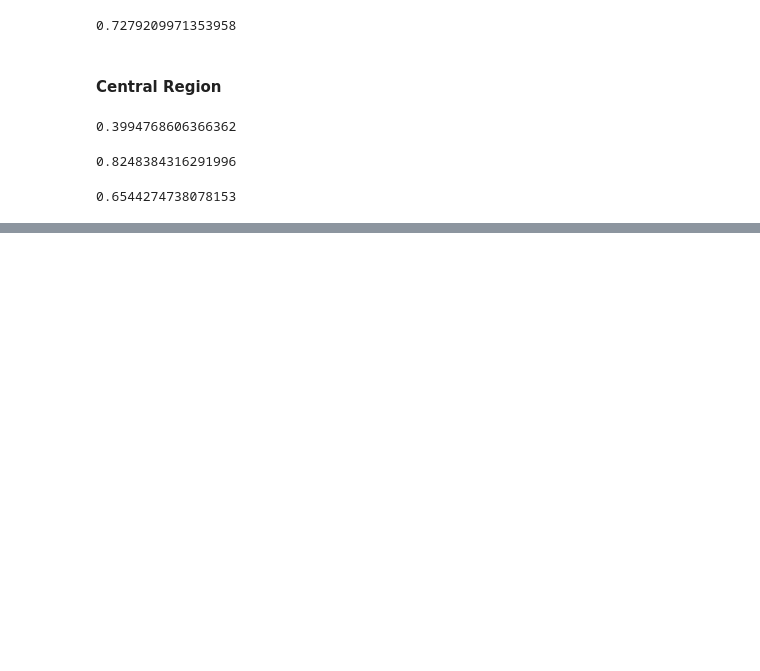
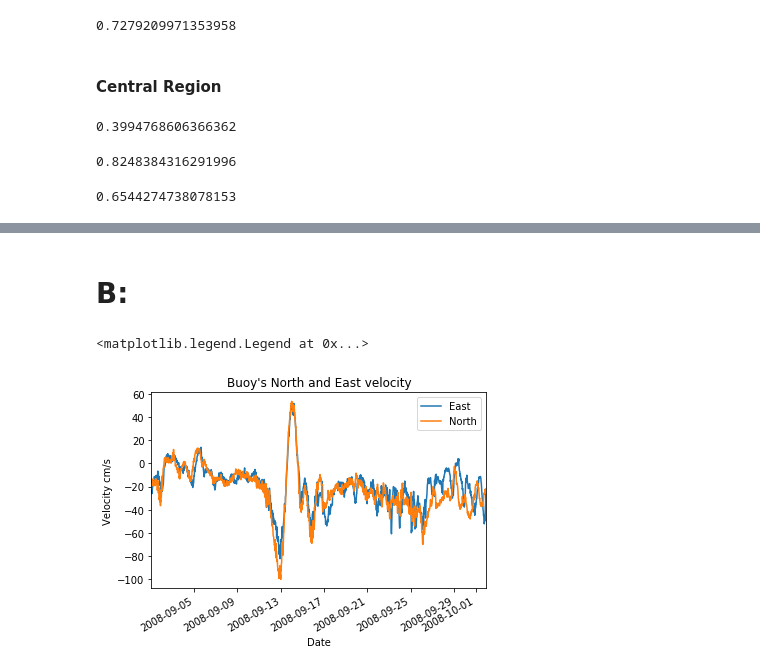
Before and after one commit to AishaGhayas/Artificial-Intelligence, a Jupyter notebook: tasks/task dataset/Untitled.ipynb, the cells around one changed output, grey strips where cells are left out. Saved outputs shown, nothing was run; the diff lists cells and outputs as text; code cells hidden in the pictures; blank space fills up the shorter version.

```diff
--- a/tasks/task dataset/Untitled.ipynb
+++ b/tasks/task dataset/Untitled.ipynb
@@ -441,0 +446,16 @@ c_data.PDSI.corr(c_data.ZNDX) #moderate positive relationship
+# %% [markdown]
+# B:
+# %%
+fname = 'hurricane dataset.txt'
+tabs = pd.read_csv(fname, header=None, skiprows=3, delim_whitespace=True)
+tabs.columns = ['Date', 'Time', 'East', 'North', 'Speed', 'Direction', 'WaterTemp']
+tabs.index = pd.to_datetime(tabs.Date + ' ' + tabs.Time)
+tabs.East.plot()
+tabs.North.plot()
+plt.xlabel("Date")
+plt.ylabel("Velocity cm/s")
+plt.title("Buoy's North and East velocity")
+plt.legend()
+# %% [output]
+<matplotlib.legend.Legend at 0x...>
+[figure, added]
```
Also changed, not shown: parts of 66 cells of this notebook, 5 other files.
